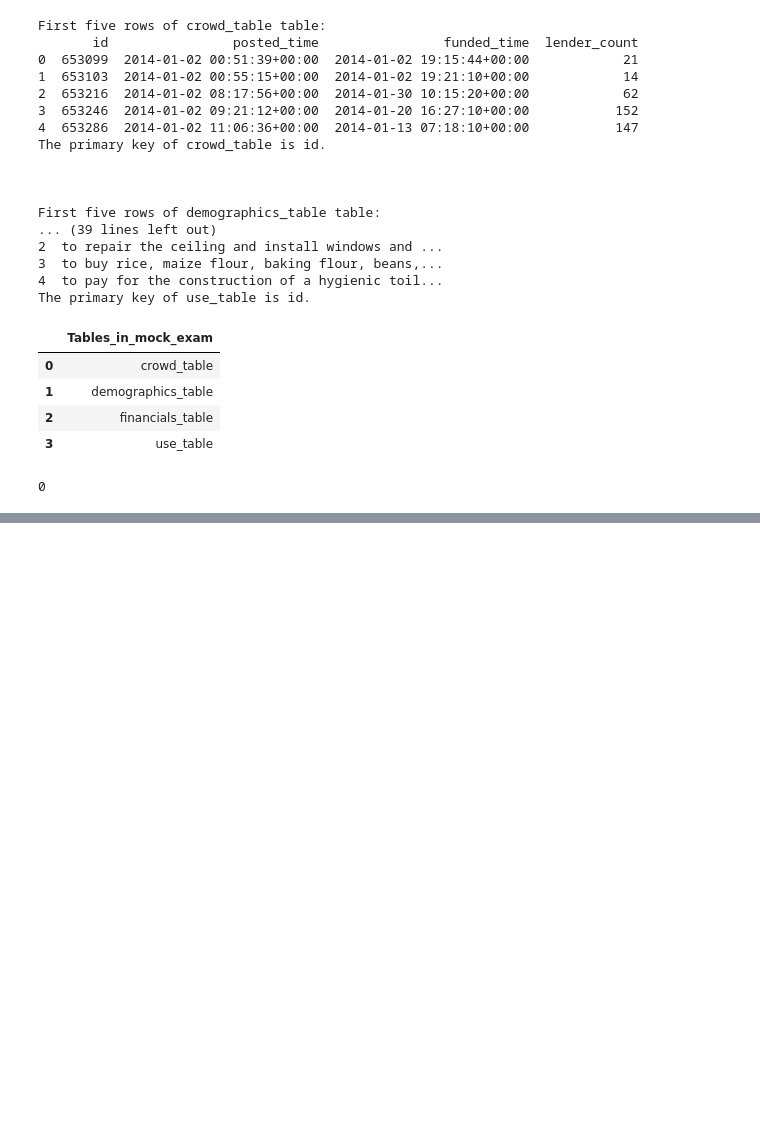
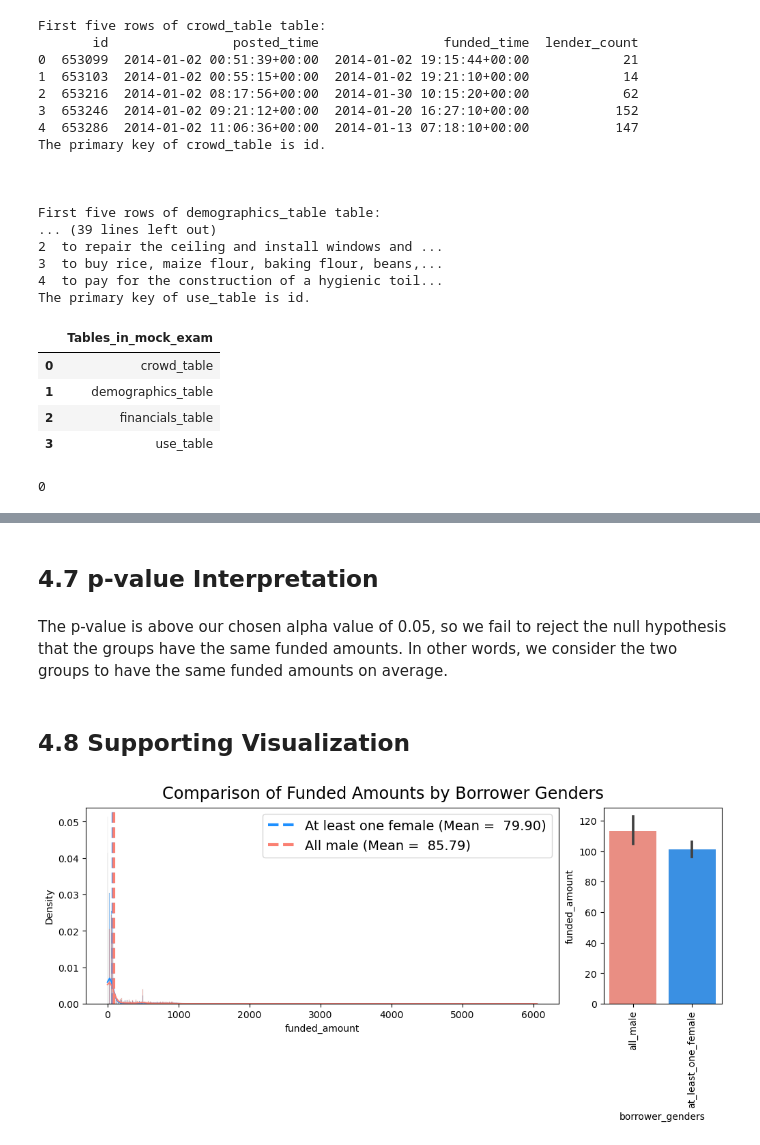
Before and after one commit to kellianneyang/data-enrichment-practice, a Jupyter notebook: mock_belt_exam.ipynb, the cells around one changed output, grey strips where cells are left out. Saved outputs shown, nothing was run; the diff lists cells and outputs as text; code cells hidden in the pictures; blank space fills up the shorter version.

```diff
--- a/mock_belt_exam.ipynb
+++ b/mock_belt_exam.ipynb
@@ -427,0 +554,3 @@ os.system(command)
+# %%
+merged['borrower_genders'] = merged['borrower_genders'].apply(lambda x: 'at_least_one_female' if 'female' in x else 'all_male')
+merged['borrower_genders'].head()
@@ -427,0 +570,6 @@ os.system(command)
+# %%
+at_least_one_female_df = merged.loc[merged['borrower_genders'] == 'at_least_one_female'].copy()
+all_male_df = merged.loc[merged['borrower_genders'] == 'all_male'].copy()
+
+print(len(at_least_one_female_df))
+print(len(all_male_df))
@@ -427,0 +579,3 @@ os.system(command)
+# %%
+at_least_one_female_data = at_least_one_female_df['funded_amount']
+all_male_data = all_male_df['funded_amount']
@@ -427,0 +651,4 @@ os.system(command)
+# %%
+# remove outliers
+at_least_one_female_data = at_least_one_female_data[(np.abs(stats.zscore(at_least_one_female_data)) <= 3)]
+all_male_data = all_male_data[(np.abs(stats.zscore(all_male_data)) <= 3)]
@@ -427,0 +708,57 @@ os.system(command)
+# %% [markdown]
+## 4.7 p-value Interpretation
+# %% [markdown]
+The p-value is above our chosen alpha value of 0.05, so we fail to reject the null hypothesis that the groups have the same funded amounts. In other words, we consider the two groups to have the same funded amounts on average.
+# %% [markdown]
+## 4.8 Supporting Visualization
+# %%
+# specify colors
+groups_palette={'at_least_one_female': 'dodgerblue',
+                "all_male": 'salmon'}
+
+# visualize means
+fig, (ax, ax_bar) = plt.subplots(figsize = (10, 5),
+                                 ncols = 2,
+                                 constrained_layout = True,
+                                 gridspec_kw = {'width_ratios': [0.8, 0.2]})
+
+# histogram
+ax = sns.histplot(data = merged,
+                  x = 'funded_amount',
+                  fill = True,
+                  hue = 'borrower_genders',
+                  kde = True,
+                  stat = 'density',
+                  common_norm = False,
+                  ax = ax,
+                  palette = groups_palette)
+
+ax.axvline(np.mean(at_least_one_female_data),
+           ls = '--',
+           lw = 3,
+           label = f"At least one female (Mean = {np.mean(at_least_one_female_data): .2f})",
+           color = groups_palette['at_least_one_female'])
+
+ax.axvline(np.mean(all_male_data),
+           ls = '--',
+           lw = 3,
+           label = f"All male (Mean = {np.mean(all_male_data): .2f})",
+           color = groups_palette['all_male'])
+
+ax.legend(prop = {"size": 14},
+          loc = 'upper right') #bbox_to_anchor=[1,1])
+
+# barplot
+sns.barplot(data = merged,
+            x = 'borrower_genders',
+            y = 'funded_amount',
+            ax = ax_bar,
+            palette = groups_palette)
+
+# rotate the x-axis labels on the barplot
+ax_bar.set_xticklabels(ax_bar.get_xticklabels(), rotation = 90)
+
+fig.suptitle('Comparison of Funded Amounts by Borrower Genders',
+             fontsize = 'xx-large');
+# %% [output]
+[figure, added]
```
Also changed, not shown: parts of 39 cells of this notebook, 1 other file.
